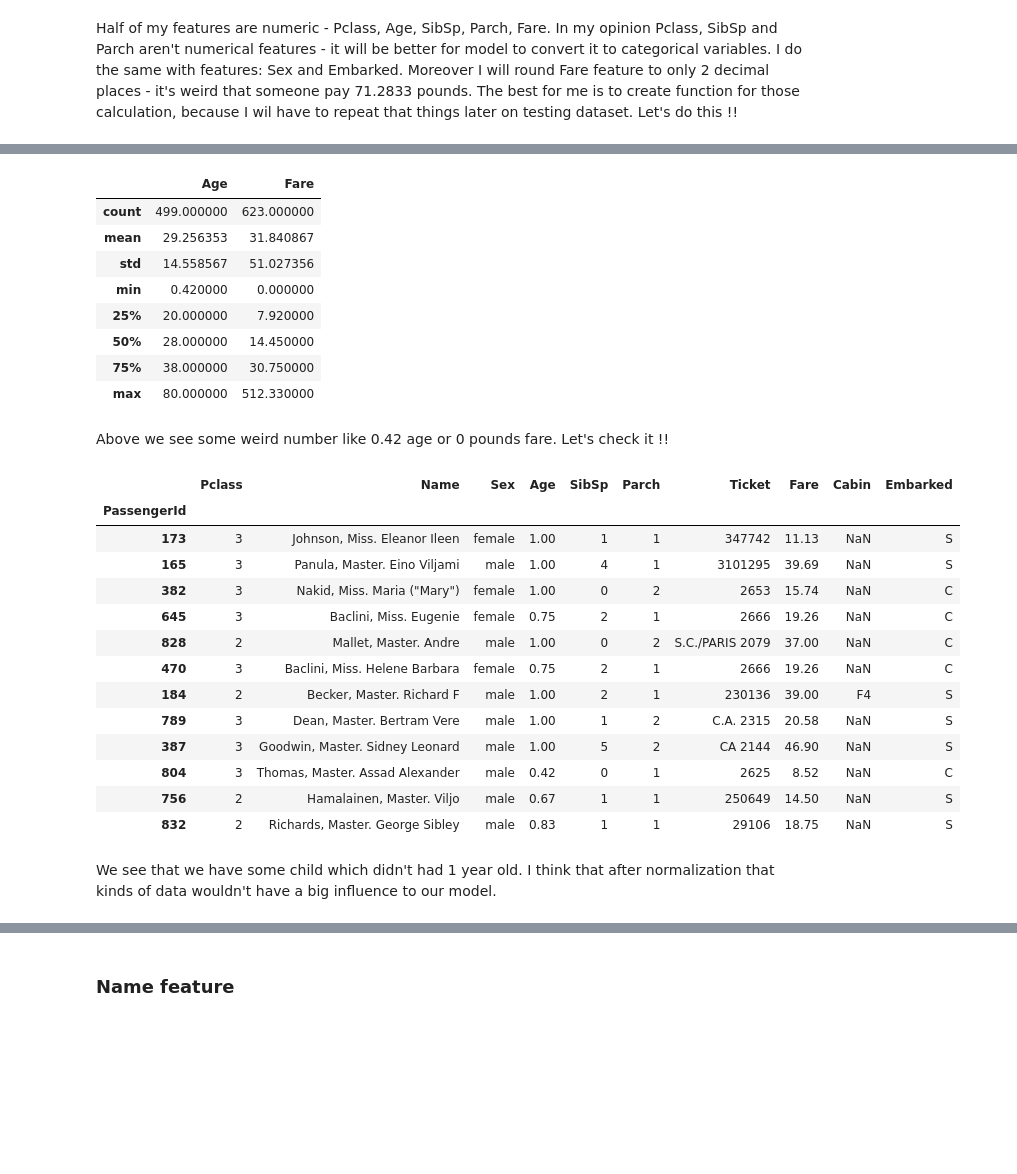
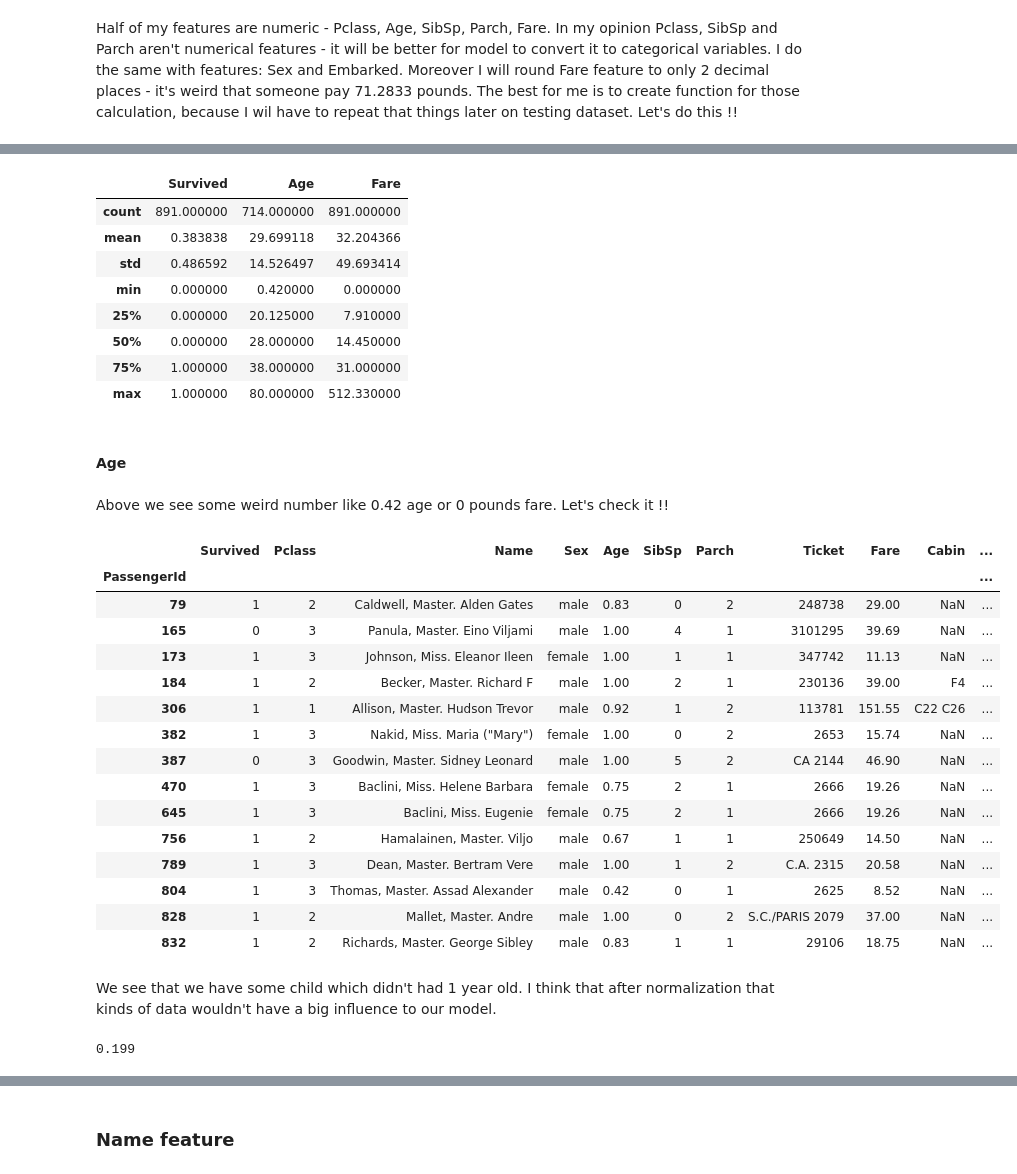
Before and after one commit to ppatrzalek/Kaggle-Competition, a Jupyter notebook: Titanic/model/classification_model.ipynb, the cells around one changed output, grey strips where cells are left out. Saved outputs shown, nothing was run; the diff lists cells and outputs as text; code cells hidden in the pictures; blank space fills up the shorter version.

```diff
--- a/Titanic/model/classification_model.ipynb
+++ b/Titanic/model/classification_model.ipynb
@@ -140 +135,3 @@ X_train = convert_features(X_train)
+# %%
+df_train_new = convert_features(df_train)
 # %%
@@ -164,33 +162,41 @@ X_train.head()
 # %%
-X_train.describe()
+df_train_new.describe()
 # %% [output]
-|  | Age | Fare |
-| count | 499.000000 | 623.000000 |
-| mean | 29.256353 | 31.840867 |
-| std | 14.558567 | 51.027356 |
-| min | 0.420000 | 0.000000 |
-| 25% | 20.000000 | 7.920000 |
-| 50% | 28.000000 | 14.450000 |
-| 75% | 38.000000 | 30.750000 |
-| max | 80.000000 | 512.330000 |
+|  | Survived | Age | Fare |
+| count | 891.000000 | 714.000000 | 891.000000 |
+| mean | 0.383838 | 29.699118 | 32.204366 |
+| std | 0.486592 | 14.526497 | 49.693414 |
+| min | 0.000000 | 0.420000 | 0.000000 |
+| 25% | 0.000000 | 20.125000 | 7.910000 |
+| 50% | 0.000000 | 28.000000 | 14.450000 |
+| 75% | 1.000000 | 38.000000 | 31.000000 |
+| max | 1.000000 | 80.000000 | 512.330000 |
+# %% [markdown]
+#### Age
 # %% [markdown]
 Above we see some weird number like 0.42 age or 0 pounds fare. Let's check it !!
 # %%
-X_train[X_train.Age <= 1]
+df_train_new[df_train_new.Age <= 1]
 # %% [output]
-|  | Pclass | Name | Sex | Age | SibSp | Parch | Ticket | Fare | Cabin | Embarked |
-| PassengerId |  |  |  |  |  |  |  |  |  |  |
-| 173 | 3 | Johnson, Miss. Eleanor Ileen | female | 1.00 | 1 | 1 | 347742 | 11.13 | NaN | S |
-| 165 | 3 | Panula, Master. Eino Viljami | male | 1.00 | 4 | 1 | 3101295 | 39.69 | NaN | S |
-| 382 | 3 | Nakid, Miss. Maria ("Mary") | female | 1.00 | 0 | 2 | 2653 | 15.74 | NaN | C |
-| 645 | 3 | Baclini, Miss. Eugenie | female | 0.75 | 2 | 1 | 2666 | 19.26 | NaN | C |
-| 828 | 2 | Mallet, Master. Andre | male | 1.00 | 0 | 2 | S.C./PARIS 2079 | 37.00 | NaN | C |
-| 470 | 3 | Baclini, Miss. Helene Barbara | female | 0.75 | 2 | 1 | 2666 | 19.26 | NaN | C |
-| 184 | 2 | Becker, Master. Richard F | male | 1.00 | 2 | 1 | 230136 | 39.00 | F4 | S |
-| 789 | 3 | Dean, Master. Bertram Vere | male | 1.00 | 1 | 2 | C.A. 2315 | 20.58 | NaN | S |
-| 387 | 3 | Goodwin, Master. Sidney Leonard | male | 1.00 | 5 | 2 | CA 2144 | 46.90 | NaN | S |
-| 804 | 3 | Thomas, Master. Assad Alexander | male | 0.42 | 0 | 1 | 2625 | 8.52 | NaN | C |
-| 756 | 2 | Hamalainen, Master. Viljo | male | 0.67 | 1 | 1 | 250649 | 14.50 | NaN | S |
-| 832 | 2 | Richards, Master. George Sibley | male | 0.83 | 1 | 1 | 29106 | 18.75 | NaN | S |
+|  | Survived | Pclass | Name | Sex | Age | SibSp | Parch | Ticket | Fare | Cabin | ... |
+| PassengerId |  |  |  |  |  |  |  |  |  |  | ... |
+| 79 | 1 | 2 | Caldwell, Master. Alden Gates | male | 0.83 | 0 | 2 | 248738 | 29.00 | NaN | ... |
+| 165 | 0 | 3 | Panula, Master. Eino Viljami | male | 1.00 | 4 | 1 | 3101295 | 39.69 | NaN | ... |
+| 173 | 1 | 3 | Johnson, Miss. Eleanor Ileen | female | 1.00 | 1 | 1 | 347742 | 11.13 | NaN | ... |
+| 184 | 1 | 2 | Becker, Master. Richard F | male | 1.00 | 2 | 1 | 230136 | 39.00 | F4 | ... |
+| 306 | 1 | 1 | Allison, Master. Hudson Trevor | male | 0.92 | 1 | 2 | 113781 | 151.55 | C22 C26 | ... |
+| 382 | 1 | 3 | Nakid, Miss. Maria ("Mary") | female | 1.00 | 0 | 2 | 2653 | 15.74 | NaN | ... |
+| 387 | 0 | 3 | Goodwin, Master. Sidney Leonard | male | 1.00 | 5 | 2 | CA 2144 | 46.90 | NaN | ... |
+| 470 | 1 | 3 | Baclini, Miss. Helene Barbara | female | 0.75 | 2 | 1 | 2666 | 19.26 | NaN | ... |
+| 645 | 1 | 3 | Baclini, Miss. Eugenie | female | 0.75 | 2 | 1 | 2666 | 19.26 | NaN | ... |
+| 756 | 1 | 2 | Hamalainen, Master. Viljo | male | 0.67 | 1 | 1 | 250649 | 14.50 | NaN | ... |
+| 789 | 1 | 3 | Dean, Master. Bertram Vere | male | 1.00 | 1 | 2 | C.A. 2315 | 20.58 | NaN | ... |
+| 804 | 1 | 3 | Thomas, Master. Assad Alexander | male | 0.42 | 0 | 1 | 2625 | 8.52 | NaN | ... |
+| 828 | 1 | 2 | Mallet, Master. Andre | male | 1.00 | 0 | 2 | S.C./PARIS 2079 | 37.00 | NaN | ... |
+| 832 | 1 | 2 | Richards, Master. George Sibley | male | 0.83 | 1 | 1 | 29106 | 18.75 | NaN | ... |
 # %% [markdown]
 We see that we have some child which didn't had 1 year old. I think that after normalization that kinds of data wouldn't have a big influence to our model.
+# %%
+np.round(df_train_new[df_train_new.Age.isnull()].shape[0]/df_train_new.shape[0], 3)
+# %% [output]
+0.199
```
Also changed, not shown: parts of 70 cells of this notebook, 6 other files.
